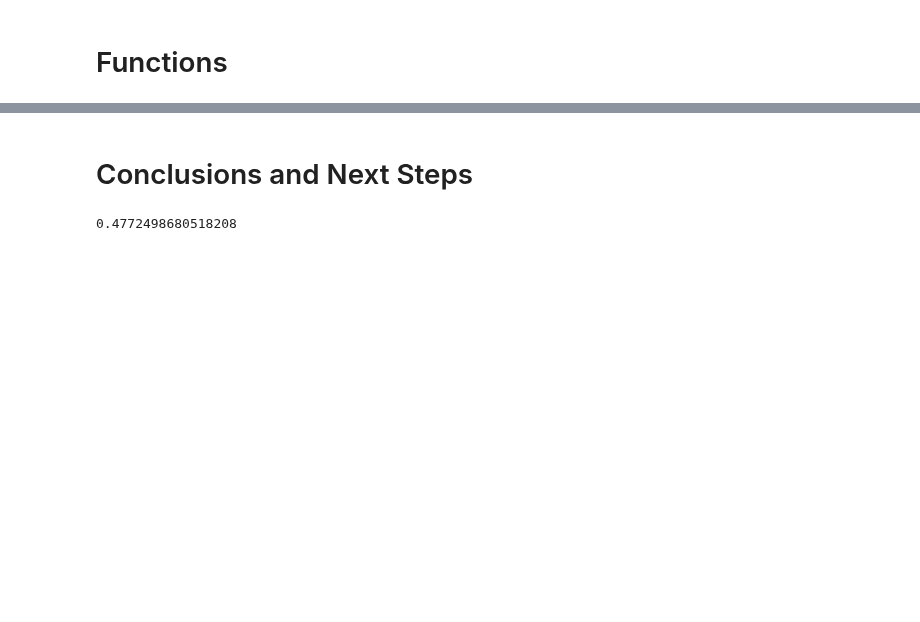
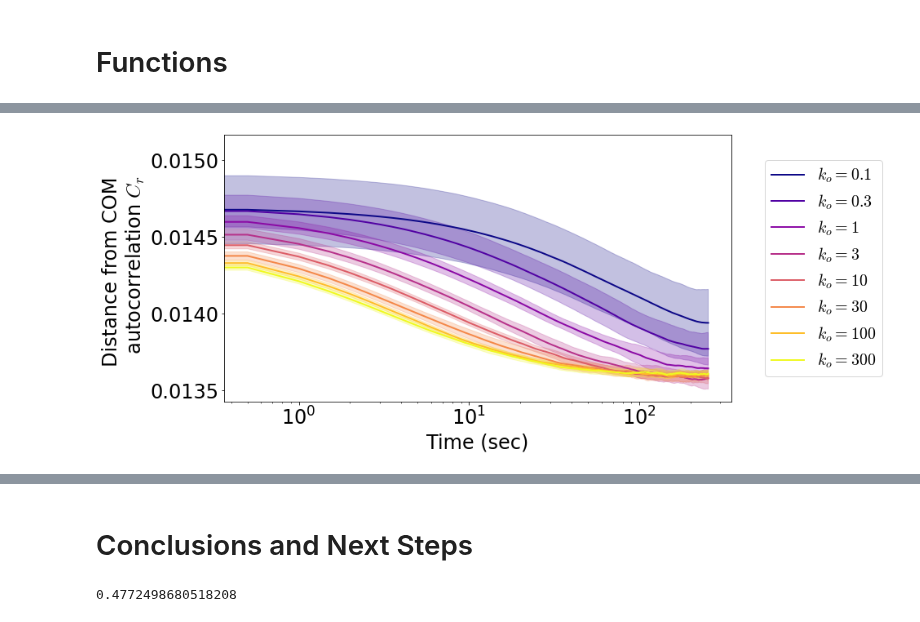
Before and after one commit to palladio11/aLENS_analysis, a Jupyter notebook: notebooks/Cond_char_figs/Fig4.ipynb, the cells around one changed output, grey strips where cells are left out. Drawn from its saved outputs; the diff is of its cells as text; code cells hidden in the pictures; blank space fills up the shorter version.

```diff
--- a/notebooks/Cond_char_figs/Fig4.ipynb
+++ b/notebooks/Cond_char_figs/Fig4.ipynb
@@ -292,0 +440,63 @@ findfont: Font family ['sans-serif'] not found. Falling back to DejaVu Sans.
+# %%
+data_path = (ceph_path /"CondCharPaper/22-10-16_aLc1_line800_sticky55nm_kod.1-300/simulations")
+ss_ind = -1023
+end_ind = -1
+start_bead = 0
+end_bead = None
+try:
+    fig1, axarr1 = plt.subplots(1, 1, figsize=(14, 6))
+    mp = re.compile('kod(\d*\.?\d+)')
+
+    param_dirs = sorted([pd for pd in data_path.glob('*/')],key=lambda x: float(mp.match(str(x.name))[1]))
+    param_vals = [float(mp.match(str(pd.name))[1]) for pd in param_dirs]
+    log_pvs = np.log10(param_vals)
+    log_pvs = (log_pvs-log_pvs.min())/((log_pvs.max() - log_pvs.min()))
+    colors = pl.cm.plasma(log_pvs)
+    avg_auto_corr_list = []
+    std_auto_corr_list = []
+    for i, pd in tqdm(enumerate(param_dirs)):
+        auto_corr_list = []
+        sd_h5_data_lst = [h5py.File(h5p, 'r+') for h5p in pd.glob('s*/analysis/raw*.h5')]
+        if len(sd_h5_data_lst) == 0:
+            continue
+
+        for h5_data in sd_h5_data_lst:
+            valid_n = int((-ss_ind+end_ind)/2)
+            lag_arr = h5_data['time'][:valid_n]
+            sy_dat = h5_data['raw_data']['sylinders'][start_bead:end_bead,
+                                                      :, ss_ind:end_ind]
+            com_arr = .5 * (sy_dat[:, 2:5, :] + sy_dat[:, 5:8, :])
+            rog = aa.calc_rad_of_gyration(com_arr)
+            n_beads = com_arr.shape[0]
+            auto_corr_list += [poly_dist_autocorr_fast(com_arr)[:valid_n]]
+        min_length = min([len(avg) for avg in auto_corr_list])
+        auto_corr_mat = torch.stack([avg[:min_length] for avg in auto_corr_list])
+
+        avg_auto_corr_list += [auto_corr_mat.mean(dim=0).cpu()]
+        std_auto_corr_list += [auto_corr_mat.std(dim=0).cpu()]
+
+        label = re.split(r'(^[^\d]+)',str(pd.name))[1:][1]
+        for h5d in sd_h5_data_lst:
+            h5d.close()
+
+        _ = axarr1.plot(lag_arr[:min_length], avg_auto_corr_list[-1], color=colors[i], label=f"$ k_o = {label}$")
+        ci = (std_auto_corr_list[-1]/np.sqrt(len(avg_auto_corr_list)))* (np.sqrt(2)*erfinv(.95)) # 95% confidence interval
+        _ = axarr1.fill_between(lag_arr[:min_length], (avg_auto_corr_list[-1] - ci), (avg_auto_corr_list[-1] + ci),color=colors[i], alpha=.25)
+
+    _ = axarr1.set_ylabel('Distance from COM \n autocorrelation ' + r'$C_r$')
+    _ = axarr1.set_xlabel('Time (sec)')
+    _ = axarr1.set_xlabel('Time (sec)')
+    # _ = axarr1.set_yscale('log')
+    _ = axarr1.set_xscale('log')
+    # _ = axarr1.set_ylim(0.0001)
+
+    _ = axarr1.legend(loc='center left', bbox_to_anchor=(1.05, .5))
+    fig1.tight_layout()
+
+except:
+    raise
+finally:
+    for h5d in sd_h5_data_lst:
+        h5d.close()
+# %% [output]
+[figure, added]
```
Also changed, not shown: parts of 10 cells of this notebook, 9 other files.
